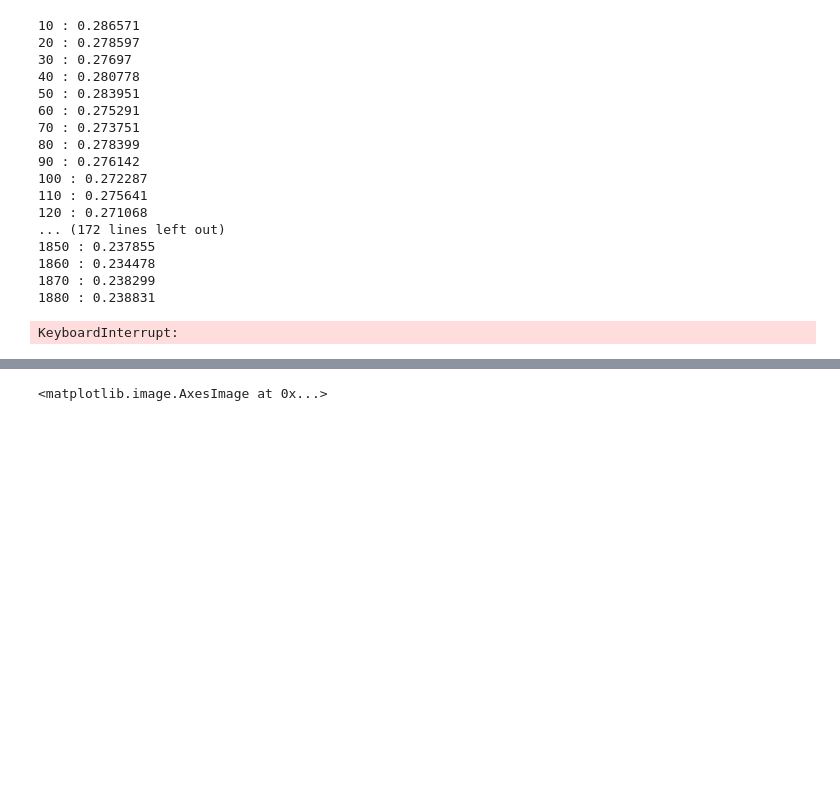
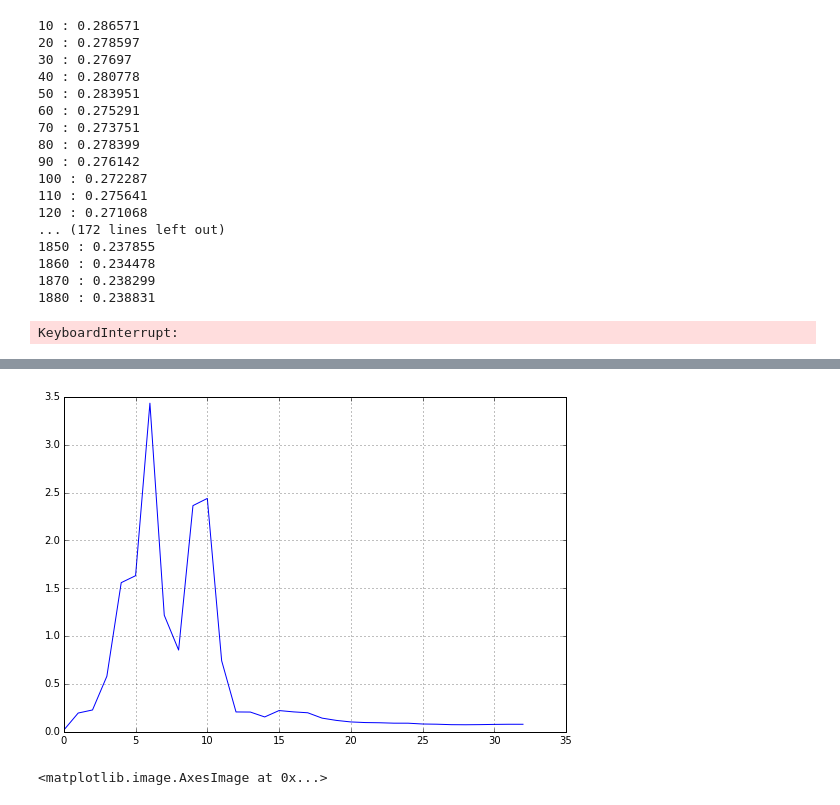
Before and after one commit to chayut-t/ipynb_examples, a Jupyter notebook: opt_coding.ipynb, the cells around one changed output, grey strips where cells are left out. Cells and saved outputs as stored; diff of their text form; code cells hidden in the pictures; blank space fills up the shorter version.

```diff
--- a/opt_coding.ipynb
+++ b/opt_coding.ipynb
@@ -110,3 +117,8 @@ plt.colorbar()
+# %%
+plt.plot(np.abs(np.fft.rfft(result_V[13,:])).T)
+plt.grid()
+# %% [output]
+[figure, added]
 # %%
 plt.imshow(r, interpolation='None')
 # %% [output]
```
Also changed, not shown: parts of 3 cells of this notebook.
